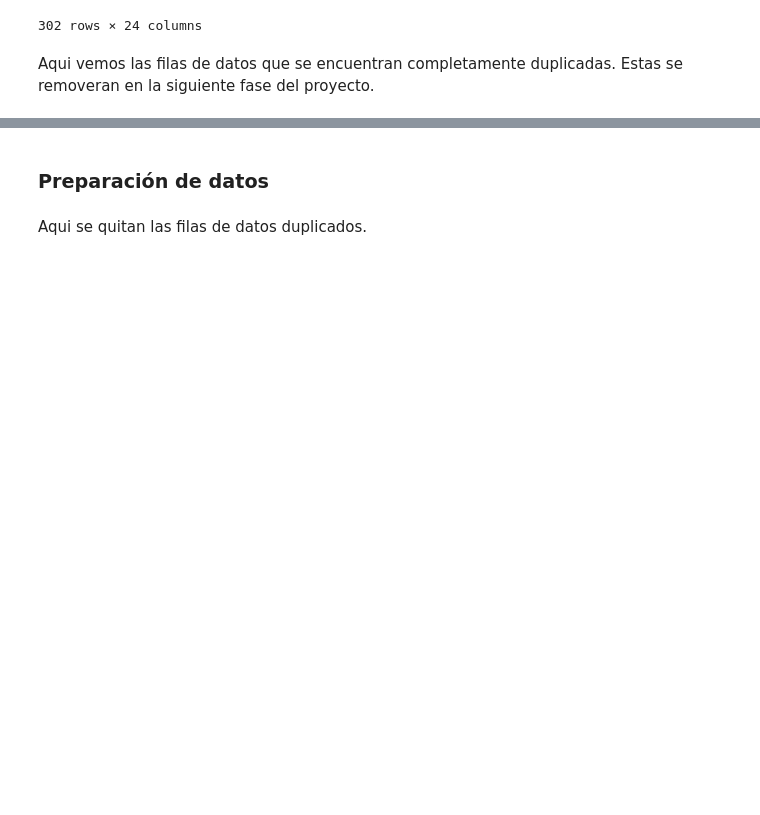
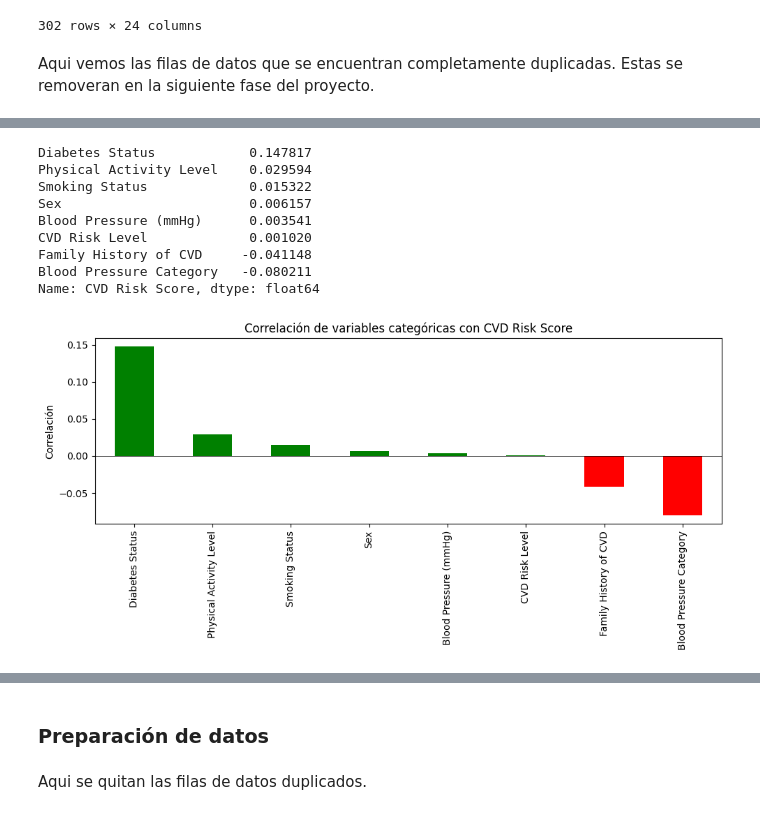
Before and after one commit to Rozen14/AMLab1, a Jupyter notebook: AlpesHearth.ipynb, the cells around one changed output, grey strips where cells are left out. Drawn from its saved outputs; the diff is of its cells as text; code cells hidden in the pictures; blank space fills up the shorter version.

```diff
--- a/AlpesHearth.ipynb
+++ b/AlpesHearth.ipynb
@@ -301,0 +344,30 @@ Aqui vemos las filas de datos que se encuentran completamente duplicadas. Estas
+# %%
+data_encoded = data.copy()
+
+le = LabelEncoder()
+for col in categoricas:
+    data_encoded[col] = le.fit_transform(data_encoded[col])
+
+# Correlacion con CVD Risk Score
+correlaciones = data_encoded[categoricas + ['CVD Risk Score']].corr()['CVD Risk Score'].drop('CVD Risk Score').sort_values(ascending=False)
+
+print(correlaciones)
+
+plt.figure(figsize=(10, 5))
+correlaciones.plot(kind='bar', color=['green' if x > 0 else 'red' for x in correlaciones])
+plt.title('Correlación de variables categóricas con CVD Risk Score')
+plt.ylabel('Correlación')
+plt.axhline(y=0, color='black', linestyle='-', linewidth=0.5)
+plt.tight_layout()
+plt.show()
+# %% [output]
+Diabetes Status            0.147817
+Physical Activity Level    0.029594
+Smoking Status             0.015322
+Sex                        0.006157
+Blood Pressure (mmHg)      0.003541
+CVD Risk Level             0.001020
+Family History of CVD     -0.041148
+Blood Pressure Category   -0.080211
+Name: CVD Risk Score, dtype: float64
+[figure, added]
```
Also changed, not shown: parts of 20 cells of this notebook.
